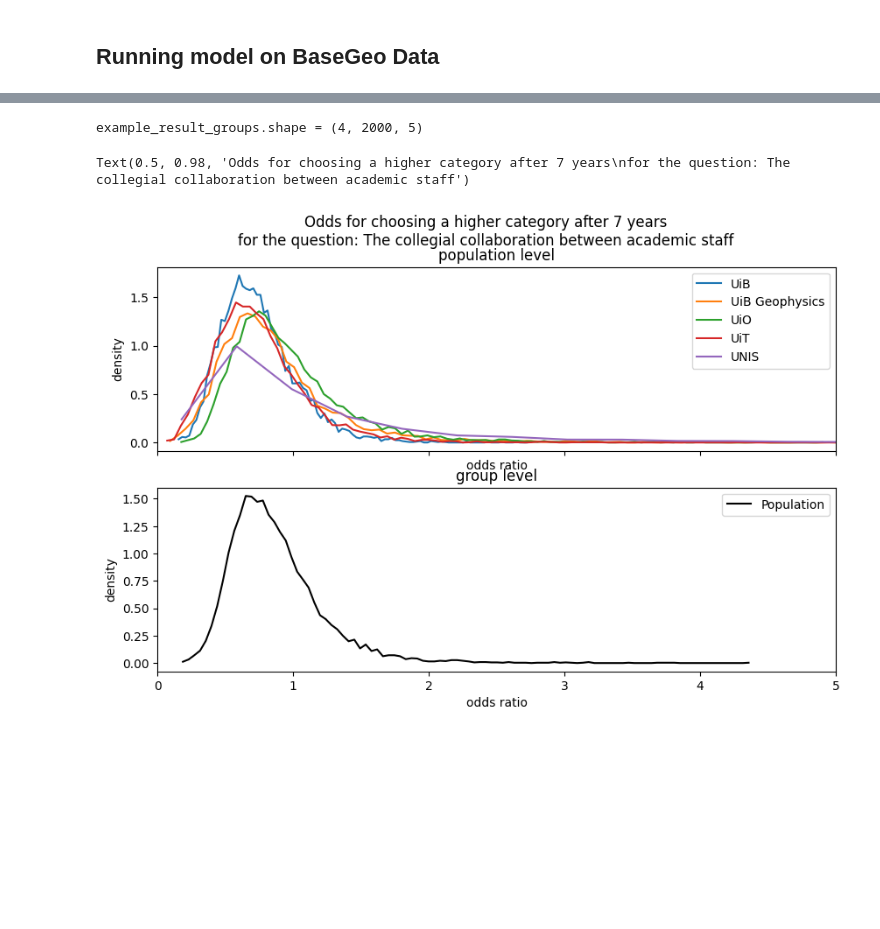
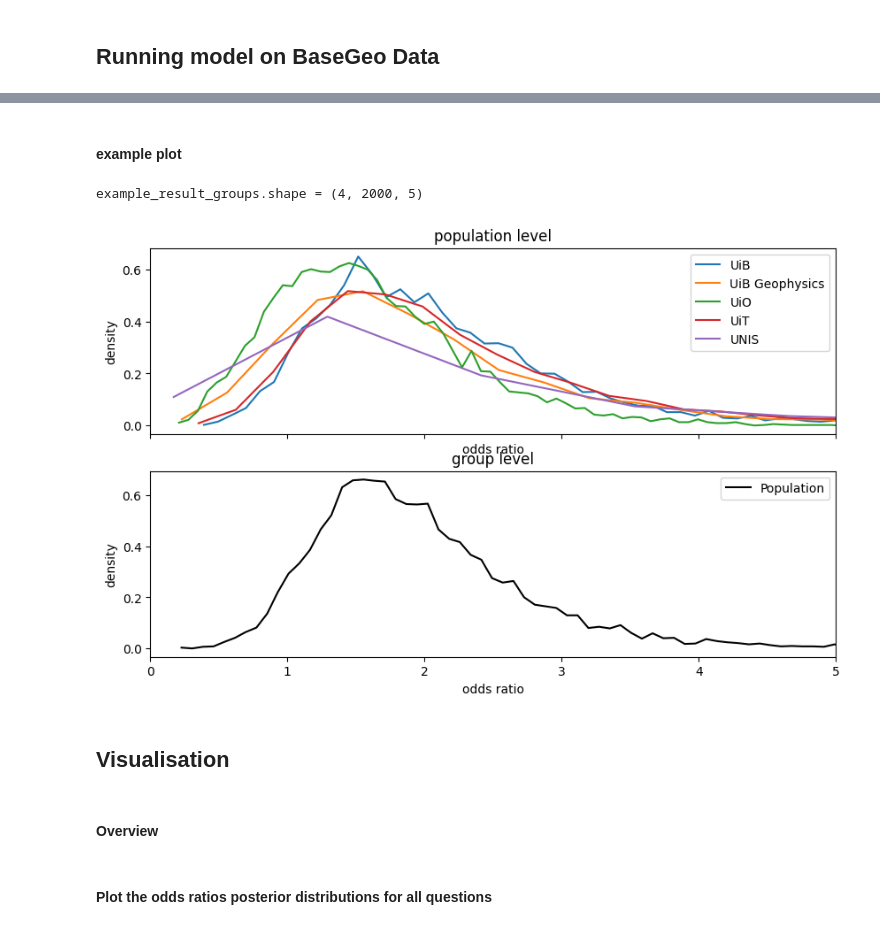
Before and after one commit to HarryYouAreAWizard/BaseGeo_2_0_data_analysis, a Jupyter notebook: BaseGeo2_0PandasApproach.ipynb, the cells around one changed output, grey strips where cells are left out. Saved outputs shown, nothing was run; the diff lists cells and outputs as text; code cells hidden in the pictures; blank space fills up the shorter version.

Commit message:
Generated visualisations. Removed old files

```diff
--- a/BaseGeo2_0PandasApproach.ipynb
+++ b/BaseGeo2_0PandasApproach.ipynb
@@ -992,6 +1090,10 @@ some_dict = {
+# %% [markdown]
+#### example plot
 # %%
 example_result_population_path = "..\\results\\educators\\The collegial collaboration between academic staff_odds_ratio_population.npy"
 example_result_groups_path = "..\\results\\educators\\The collegial collaboration between academic staff_odds_ratio_groups.npy"
+example_result_population_path = "..\\results\\educators\\Fieldwork skills_odds_ratio_population.npy"
+example_result_groups_path = "..\\results\\educators\\Fieldwork skills_odds_ratio_groups.npy"
 example_result_population = np.load(example_result_population_path)
 example_result_groups = np.load(example_result_groups_path)
 
@@ -1000,6 +1102,7 @@ population_ci_lower = np.percentile(example_result_population, 2.5)
 population_ci_upper = np.percentile(example_result_population, 97.5)
 
 print(f"{example_result_groups.shape = }")
+
 fig, ax=plt.subplots(2, 1, figsize=(10, 6), sharex=True)
 
 bins = 100
@@ -1018,33 +1121,36 @@ ax[0].plot(uibgeophys_odds_ratio_posterior_counts[1][:-1], uibgeophys_odds_ratio
 ax[0].plot(uio_odds_ratio_posterior_counts[1][:-1], uio_odds_ratio_posterior_counts[0], label="UiO", color=colors[2])
 ax[0].plot(uit_odds_ratio_posterior_counts[1][:-1], uit_odds_ratio_posterior_counts[0], label="UiT", color=colors[3])
 ax[0].plot(unis_odds_ratio_posterior_counts[1][:-1], unis_odds_ratio_posterior_counts[0], label="UNIS", color=colors[4])
 
 ax[1].plot(population_odds_ratio_posterior_counts[1][:-1], population_odds_ratio_posterior_counts[0], label="Population", color="k")
 
 
 # for i in range(5):
 #     ax[0].hist(example_result_groups[:, :, i].flatten(), bins=bins, density=True, histtype='step', label=f"group {i}", color=colors[i])
 #     group_ci_lower = np.percentile(example_result_groups[:, :, i].flatten(), 2.5)
 #     group_ci_upper = np.percentile(example_result_groups[:, :, i].flatten(), 97.5)
 #     ax[0].axvline(group_ci_lower, linestyle='--', color=colors[i])
 #     ax[0].axvline(group_ci_upper, linestyle='--', color=colors[i])
 
 
 # ax[1].hist(example_result_population, bins=bins, density=True, histtype='step', label="The collegial collaboration between academic staff")
 # ax[1].axvline(population_ci_lower, color='k', linestyle='--', label='95% CI lower')
 # ax[1].axvline(population_ci_upper, color='k', linestyle='--', label='95% CI upper')
 
 ax[0].set_title("population level")
 ax[1].set_title("group level")
 for a in ax:
     a.set_xlim(0, 5)
     a.set_xlabel("odds ratio")
     a.set_ylabel("density")
     a.legend()
 
 
-fig.suptitle("Odds for choosing a higher category after 7 years\nfor the question: The collegial collaboration between academic staff")
+# fig.suptitle("Odds for choosing a higher category after 7 years\nfor the question: The collegial collaboration between academic staff")
 # %% [output]
 example_result_groups.shape = (4, 2000, 5)
-Text(0.5, 0.98, 'Odds for choosing a higher category after 7 years\nfor the question: The collegial collaboration between academic staff')
-[figure, old version]
+[figure, new version]
+# %% [markdown]
+## Visualisation
+# %% [markdown]
+#### Overview
@@ -1050,0 +1189,2 @@ Text(0.5, 0.98, 'Odds for choosing a higher category after 7 years\nfor the ques
+# %% [markdown]
+#### Plot the odds ratios posterior distributions for all questions
```
Also changed, not shown: parts of 10 cells of this notebook, 10 other files.
